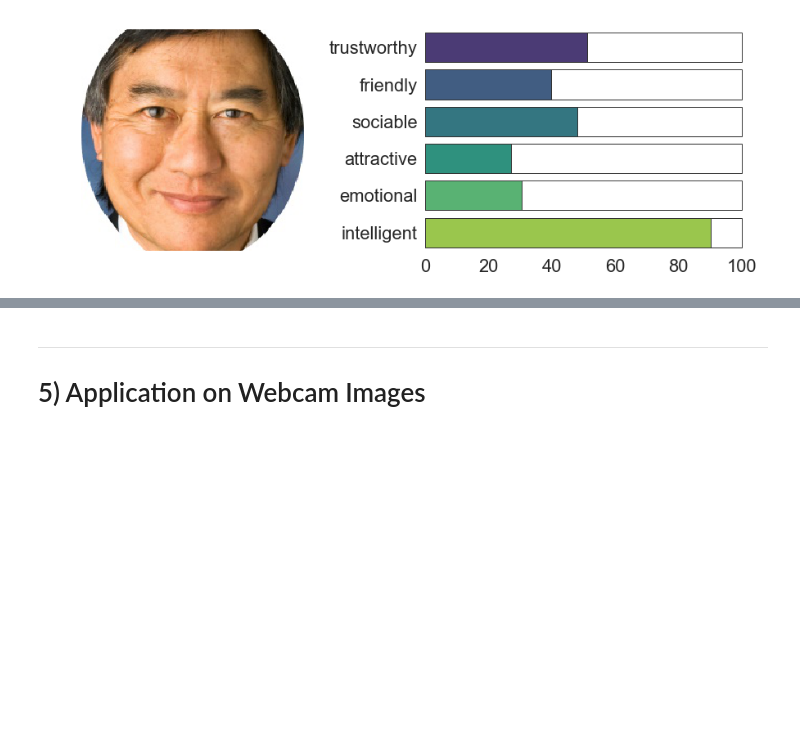
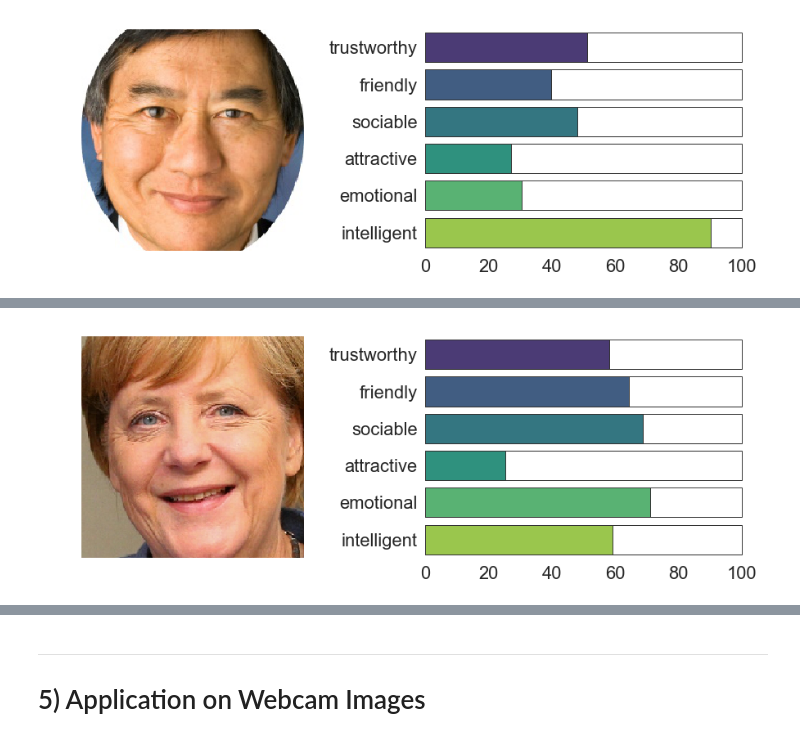
Before and after one commit to KarimaCha/CNN_Trust_Prediction, a Jupyter notebook: 8_Application.ipynb, the cells around one changed output, grey strips where cells are left out. Cells and saved outputs as stored; diff of their text form; code cells hidden in the pictures; blank space fills up the shorter version.

```diff
--- a/8_Application.ipynb
+++ b/8_Application.ipynb
@@ -301,0 +280,8 @@ rate_face(img_path + 'Frau_alt.jpg')
+# %%
+rate_face(img_path + 'Angela_Merkel_2017.jpg')
+# image source:
+# By EU2017EE Estonian Presidency - This file has been extracted from another file:
+# Tallinn Digital Summit. Welcome dinner hosted by HE Donald Tusk. Handshake (36669383664).jpg, CC BY 2.0,
+# https://commons.wikimedia.org/w/index.php?curid=63047045
+# %% [output]
+[figure, added]
```
Also changed, not shown: parts of 16 cells of this notebook.
